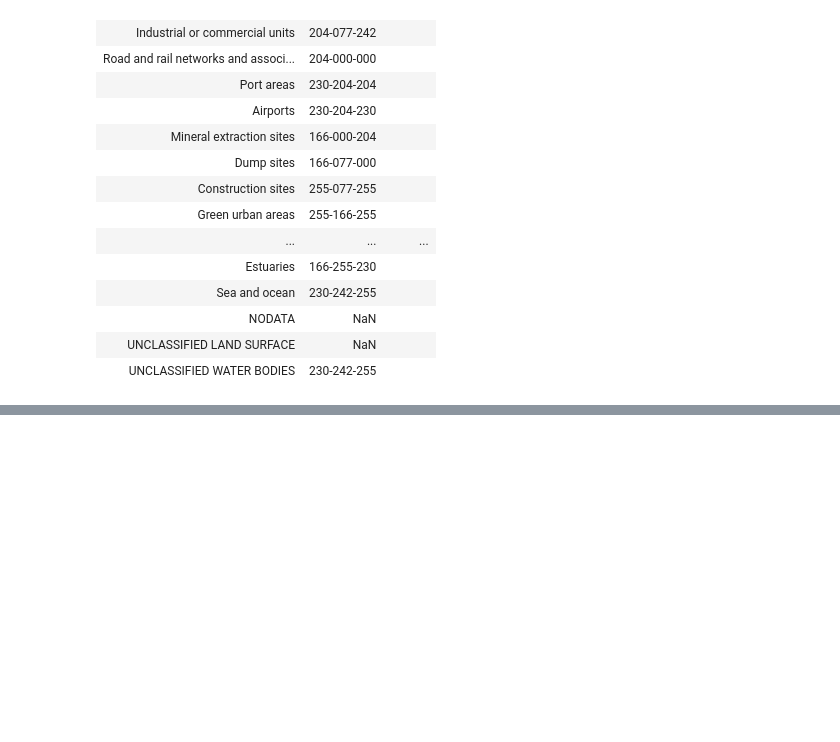
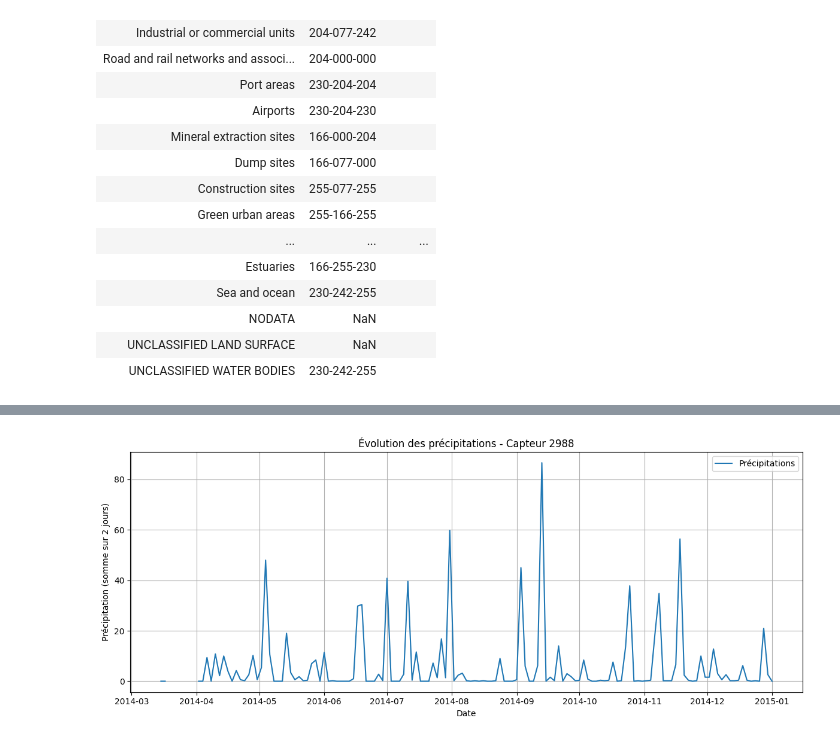
Before and after one commit to zwergon/pyslam, a Jupyter notebook: preprocessing/preprocessing.ipynb, the cells around one changed output, grey strips where cells are left out. Cells and saved outputs as stored; diff of their text form; code cells hidden in the pictures; blank space fills up the shorter version.

```diff
--- a/preprocessing/preprocessing.ipynb
+++ b/preprocessing/preprocessing.ipynb
@@ -277,0 +452,5 @@ Bbox : BoundingBox(left=747547.4962, bottom=4721805.0088, right=901147.4962, top
+# %%
+df["_time"] = pd.to_datetime(df["_time"])
+df = df.set_index("_time")
+
+print(df.columns)
@@ -277,0 +467,16 @@ Bbox : BoundingBox(left=747547.4962, bottom=4721805.0088, right=901147.4962, top
+# %%
+import matplotlib.pyplot as plt
+capteur = 2988
+
+
+plt.figure(figsize=(12, 5))
+plt.plot(df.index, df[f"Precipitazione_{capteur}"], label="Précipitations")
+plt.xlabel("Date")
+plt.ylabel("Précipitation (somme sur 2 jours)")
+plt.title(f"Évolution des précipitations - Capteur {capteur}")
+plt.legend()
+plt.grid(True)
+plt.tight_layout()
+plt.show()
+# %% [output]
+[figure, added]
```
Also changed, not shown: parts of 10 cells of this notebook.
